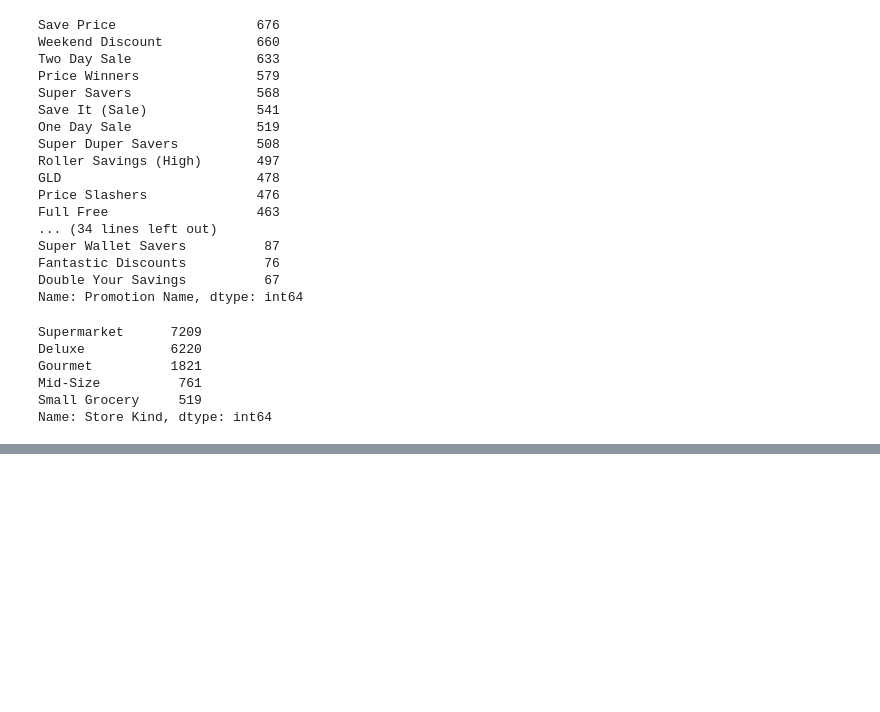
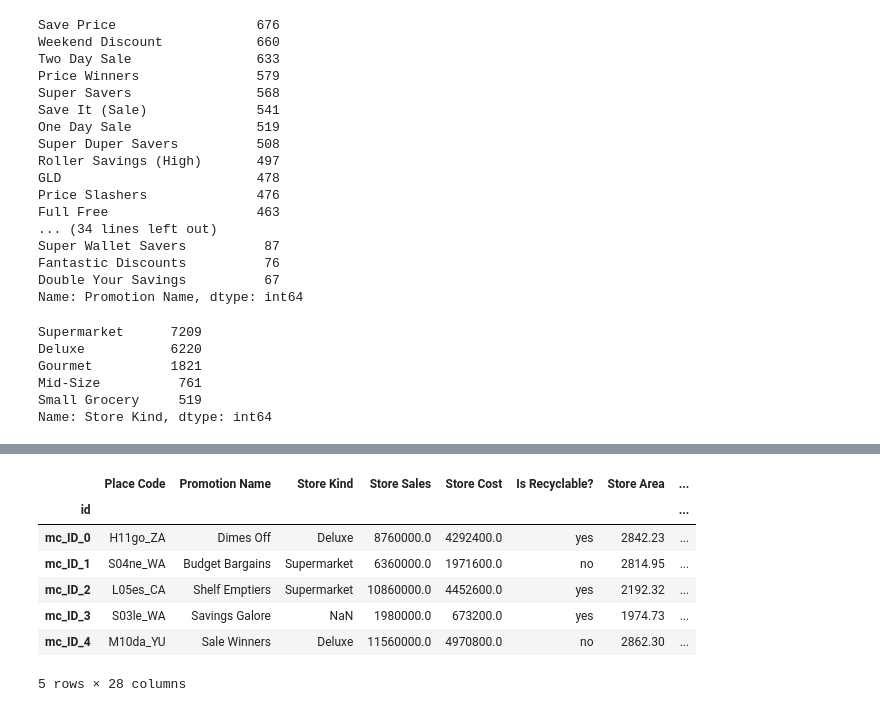
Before and after one commit to kershrita/Predicting-Market-Costs, a Jupyter notebook: data pre-processing.ipynb, the cells around one changed output, grey strips where cells are left out. Saved outputs shown, nothing was run; the diff lists cells and outputs as text; code cells hidden in the pictures; blank space fills up the shorter version.

```diff
--- a/data pre-processing.ipynb
+++ b/data pre-processing.ipynb
@@ -300,2 +324,42 @@ Data columns (total 28 columns):
 dtypes: float64(5), int64(5), object(18)
 memory usage: 4.3+ MB
+# %%
+def transform_columns_type(df):
+    df["Store Area"] = (
+        df["Store Area"]
+        .replace('missing', float('nan'))
+        .astype(float)
+    )
+
+    df["Grocery Area"] = (
+        df["Grocery Area"]
+        .str
+        .strip('"')
+        .replace('missing', float('nan'))
+        .astype(float)
+    )
+
+    df["Meat Area"] = (
+        df["Meat Area"]
+        .str
+        .strip('"')
+        .astype(float)
+    )
+
+    trans = ["Gross Weight", "Net Weight", "Package Weight"]
+
+    df[trans] = df[trans].astype(float)
+
+    return df
+# %%
+df1 = transform_columns_type(df1)
+df1.head()
+# %% [output]
+|  | Place Code | Promotion Name | Store Kind | Store Sales | Store Cost | Is Recyclable? | Store Area | ... |
+| id |  |  |  |  |  |  |  | ... |
+| mc_ID_0 | H11go_ZA | Dimes Off | Deluxe | 8760000.0 | 4292400.0 | yes | 2842.23 | ... |
+| mc_ID_1 | S04ne_WA | Budget Bargains | Supermarket | 6360000.0 | 1971600.0 | no | 2814.95 | ... |
+| mc_ID_2 | L05es_CA | Shelf Emptiers | Supermarket | 10860000.0 | 4452600.0 | yes | 2192.32 | ... |
+| mc_ID_3 | S03le_WA | Savings Galore | NaN | 1980000.0 | 673200.0 | yes | 1974.73 | ... |
+| mc_ID_4 | M10da_YU | Sale Winners | Deluxe | 11560000.0 | 4970800.0 | no | 2862.30 | ... |
+5 rows × 28 columns
```
Also changed, not shown: parts of 47 cells of this notebook.
